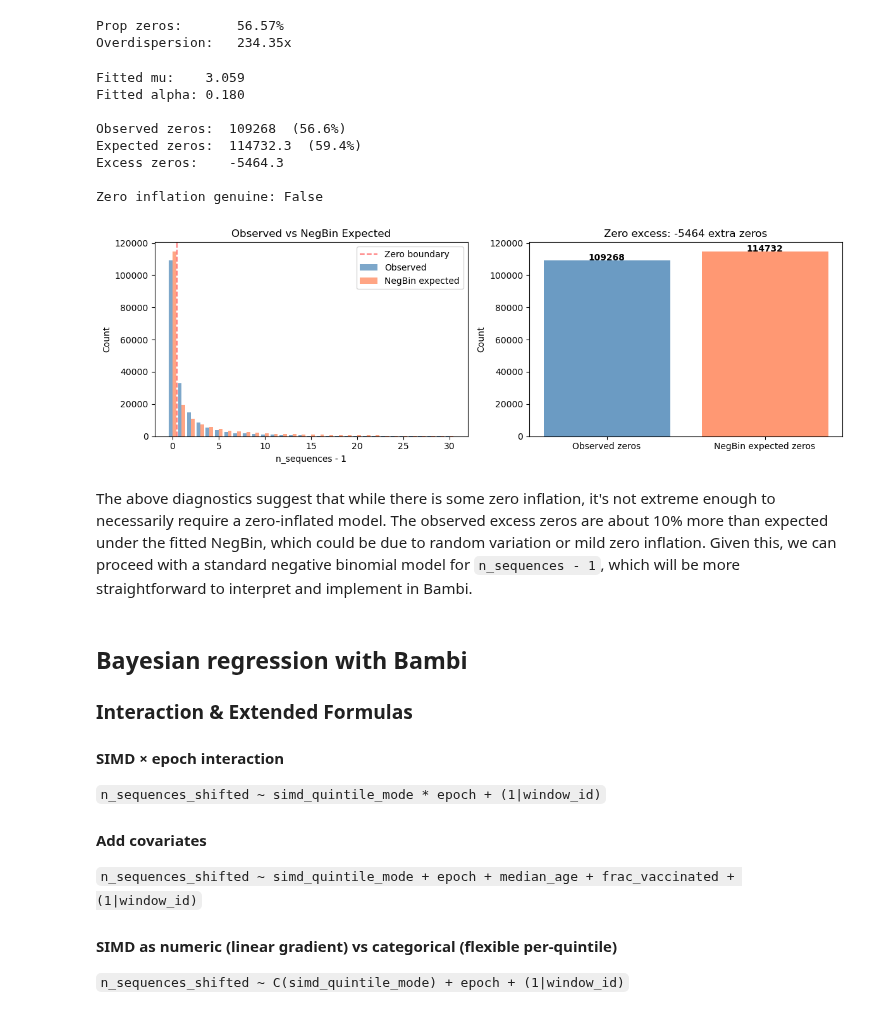
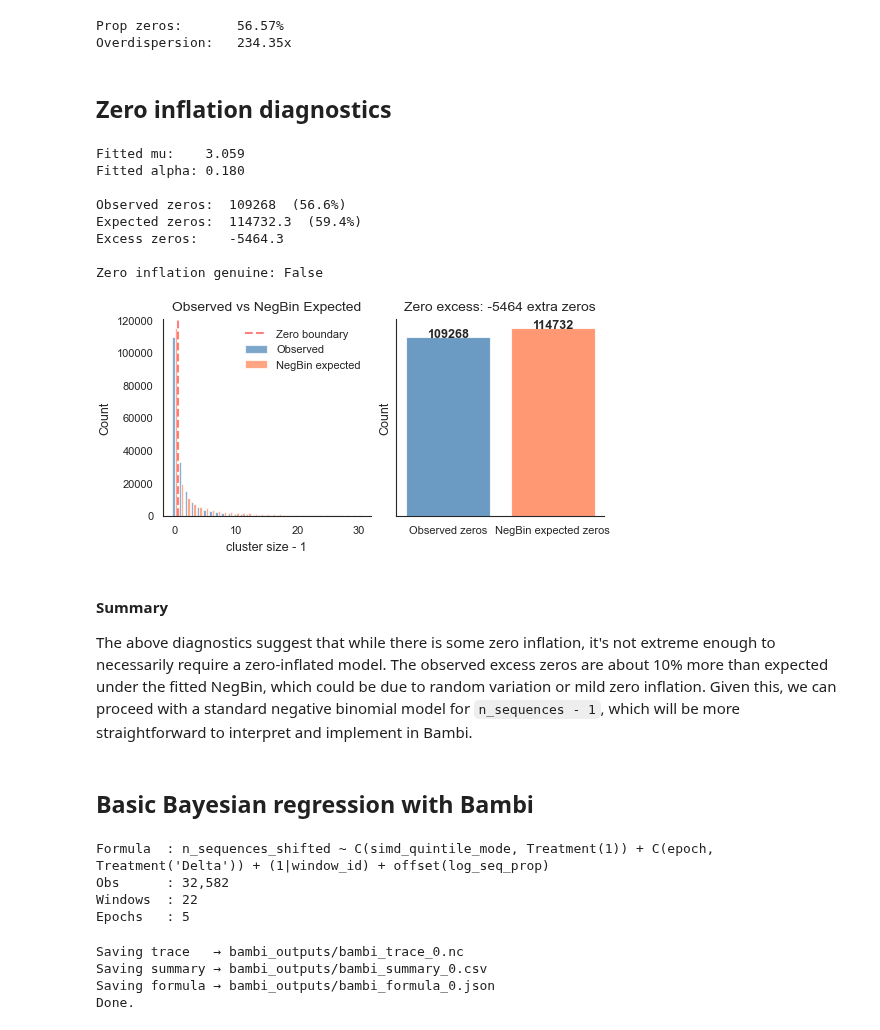
Before and after one commit to ydnkka/scotland, a Jupyter notebook: analysis/simd_analysis.ipynb, the cells around one changed output. Drawn from its saved outputs; the diff is of its cells as text; code cells hidden in the pictures.

Commit message:
Add Bambi model fitting functionality and update style scaling parameters

```diff
--- a/analysis/simd_analysis.ipynb
+++ b/analysis/simd_analysis.ipynb
@@ -151,7 +146,8 @@ Index(['window_id', 'cluster_id', 'n_sequences', 'window_idx', 'wn_mid_date',
       dtype='object')
 # %%
 # Quick check
-shifted = cluster_data['n_sequences'] - 1
+cluster_data['n_sequences_shifted'] = cluster_data['n_sequences'] - 1
+shifted = cluster_data['n_sequences_shifted']
 
 prop_zeros = (shifted == 0).mean()
 mean_s     = shifted.mean()
@@ -162,11 +158,13 @@ print(f"Overdispersion:   {var_s/mean_s:.2f}x")
 # %% [output]
 Prop zeros:       56.57%
 Overdispersion:   234.35x
+# %% [markdown]
+## Zero inflation diagnostics
 # %%
 from scipy.stats import nbinom
 from scipy.optimize import minimize
 
-y = (cluster_data['n_sequences'] - 1).values  # shifted, ≥ 0
+y = shifted
 
 # --- Fit NegBin to ALL data via MLE ---
 def negbin_nll(params, data):
@@ -202,7 +200,10 @@ print(f"Excess zeros:    {observed_zeros - expected_zeros:.1f}")
 print(f"\nZero inflation genuine: {observed_zeros > expected_zeros * 1.1}")
 
 # --- Visual check ---
-fig, axes = plt.subplots(1, 2, figsize=(12, 4))
+style.set_theme()
+fig, axes = style.new_figure(
+    width="onehalf", nrows=1, ncols=2,
+    sharey=True, constrained_layout=True)
 
 # Left: observed vs NegBin expected counts
 max_val = min(y.max(), 30)
@@ -210,48 +211,43 @@ obs_counts    = np.array([(y == k).sum() for k in range(max_val + 1)])
 exp_counts    = np.array([nbinom.pmf(k, r, p) * len(y) for k in range(max_val + 1)])
 
 x = np.arange(max_val + 1)
 axes[0].bar(x - 0.2, obs_counts, width=0.4, label='Observed', alpha=0.7, color='steelblue')
 axes[0].bar(x + 0.2, exp_counts, width=0.4, label='NegBin expected', alpha=0.7, color='coral')
 axes[0].axvline(0.5, color='red', linestyle='--', alpha=0.5, label='Zero boundary')
-axes[0].set_xlabel('n_sequences - 1')
+axes[0].set_xlabel('cluster size - 1')
 axes[0].set_ylabel('Count')
 axes[0].set_title('Observed vs NegBin Expected')
 axes[0].legend()
 
 # Right: zoom on zero bar only
 categories = ['Observed zeros', 'NegBin expected zeros']
 values     = [observed_zeros, expected_zeros]
 colors     = ['steelblue', 'coral']
 axes[1].bar(categories, values, color=colors, alpha=0.8)
 axes[1].set_ylabel('Count')
 axes[1].set_title(f'Zero excess: {observed_zeros - expected_zeros:.0f} extra zeros')
 for i, v in enumerate(values):
     axes[1].text(i, v + 5, f'{v:.0f}', ha='center', fontweight='bold')
 
-plt.tight_layout()
 plt.show()
+_ = style.save_figure(
+    fig, data.Paths.from_config().root / "analysis/figures/zero_inflation_diagnostics",
+    width="onehalf", save_png=True, save_pdf=True
+)
+
+plt.close(fig)
 # %% [output]
 Fitted mu:    3.059
 Fitted alpha: 0.180
 
 Observed zeros:  109268  (56.6%)
 Expected zeros:  114732.3  (59.4%)
 Excess zeros:    -5464.3
 
 Zero inflation genuine: False
-[figure, old version]
+[figure, new version]
 # %% [markdown]
+#### Summary
 The above diagnostics suggest that while there is some zero inflation, it's not extreme enough to necessarily require a zero-inflated model. The observed excess zeros are about 10% more than expected under the fitted NegBin, which could be due to random variation or mild zero inflation. Given this, we can proceed with a standard negative binomial model for `n_sequences - 1`, which will be more straightforward to interpret and implement in Bambi.
 # %% [markdown]
-## Bayesian regression with Bambi
-
-### Interaction & Extended Formulas
-
-#### SIMD × epoch interaction
-`n_sequences_shifted ~ simd_quintile_mode * epoch + (1|window_id)`
-
-#### Add covariates
-`n_sequences_shifted ~ simd_quintile_mode + epoch + median_age + frac_vaccinated + (1|window_id)`
-
-#### SIMD as numeric (linear gradient) vs categorical (flexible per-quintile)
-`n_sequences_shifted ~ C(simd_quintile_mode) + epoch + (1|window_id)`
+## Basic Bayesian regression with Bambi
@@ -286,0 +258,12 @@ model.plot_priors()
+# %%
+# First run — fits and saves
+model, trace = bambi.fit_bambi_model(test_data, 0)
+# %% [output]
+Formula  : n_sequences_shifted ~ C(simd_quintile_mode, Treatment(1)) + C(epoch, Treatment('Delta')) + (1|window_id) + offset(log_seq_prop)
+Obs      : 32,582
+Windows  : 22
+Epochs   : 5
+Saving trace   → bambi_outputs/bambi_trace_0.nc
+Saving summary → bambi_outputs/bambi_summary_0.csv
+Saving formula → bambi_outputs/bambi_formula_0.json
+Done.
```
Also changed, not shown: parts of 10 cells of this notebook, 16 other files.
